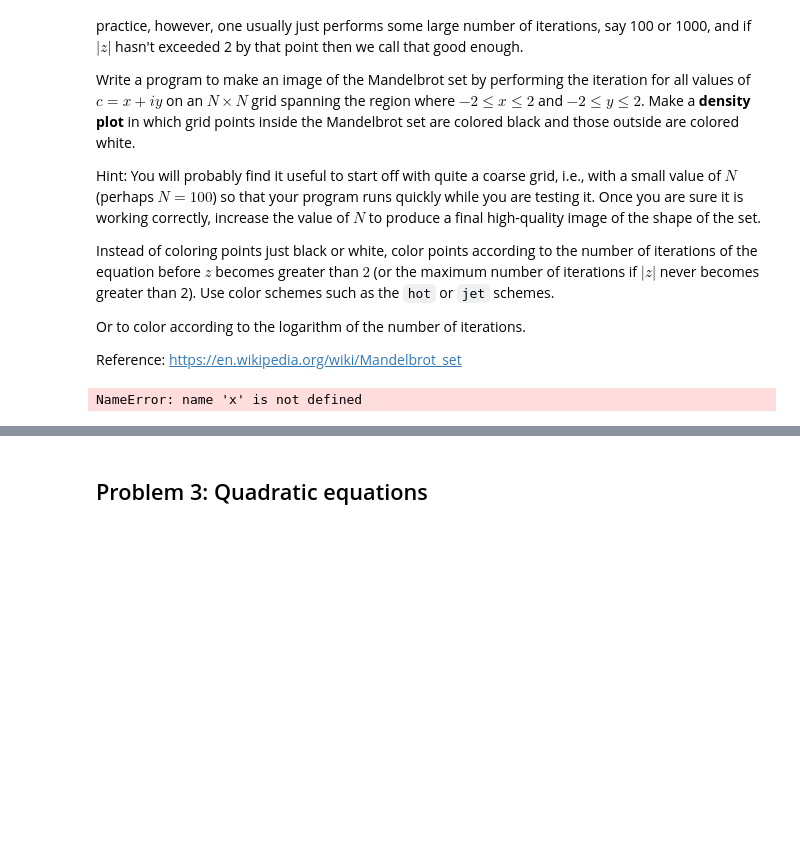
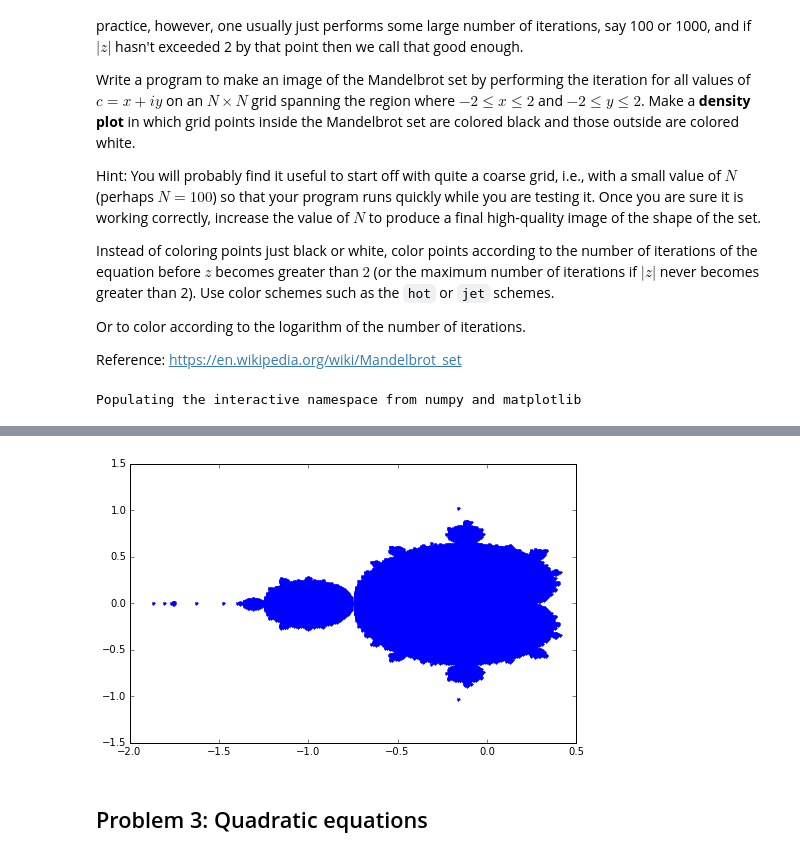
Before and after one commit to pcchen/NTHU10320PHYS290000, a Jupyter notebook: student/102022139/Homework3.ipynb, the cells around one changed output, grey strips where cells are left out. Drawn from its saved outputs; the diff is of its cells as text; code cells hidden in the pictures; blank space fills up the shorter version.

```diff
--- a/student/102022139/Homework3.ipynb
+++ b/student/102022139/Homework3.ipynb
@@ -98,19 +98,36 @@ Instead of coloring points just black or white, color points according to the nu
 Or to color according to the logarithm of the number of iterations.
 
 Reference: https://en.wikipedia.org/wiki/Mandelbrot_set
-# %%
-# Problem 2
-import cmath
-
-
-for i in range(100):
-    if x <= 2 and x >= -2:
-        if y <= 2 and y >= -2:
-            real_part = x
-            img_part = y
-            real_part = real_part**2 - img_part**2 + x
-            img_part = 2*x*y + y
-            print real_part
-            print img_part
-# %% [output]
-NameError: name 'x' is not defined
+# %%
+# Problem 2
+import math
+import numpy
+%pylab inline
+
+def f(x, y, range_):
+    c = complex(x, y)
+    z = 0.0j
+    range_ = 1000
+
+    for i in range(range_):
+        z = z*z + c
+        if ((z.real)**2+(z.imag)**2) >= 4:
+            return i
+
+    return range_
+
+z=[]
+range_=1000
+for x in arange (-2,2,0.01):
+    for y in arange (-2,2,0.01):
+        if f(x,y,range_) == range_:
+            z.append([x,y])
+figure(figsize=(8,5))
+z=numpy.array(z)
+x = z[:,0]
+y = z[:,1]
+plot(x, y, '.')
+show()
+# dot plot
+# %% [output]
+Populating the interactive namespace from numpy and matplotlib
@@ -117,3 +136,4 @@ NameError: name 'x' is not defined
+[figure, added]
 # %% [markdown]
 ## Problem 3: Quadratic equations
 # %% [markdown]
```
Also changed, not shown: parts of 3 cells of this notebook.
